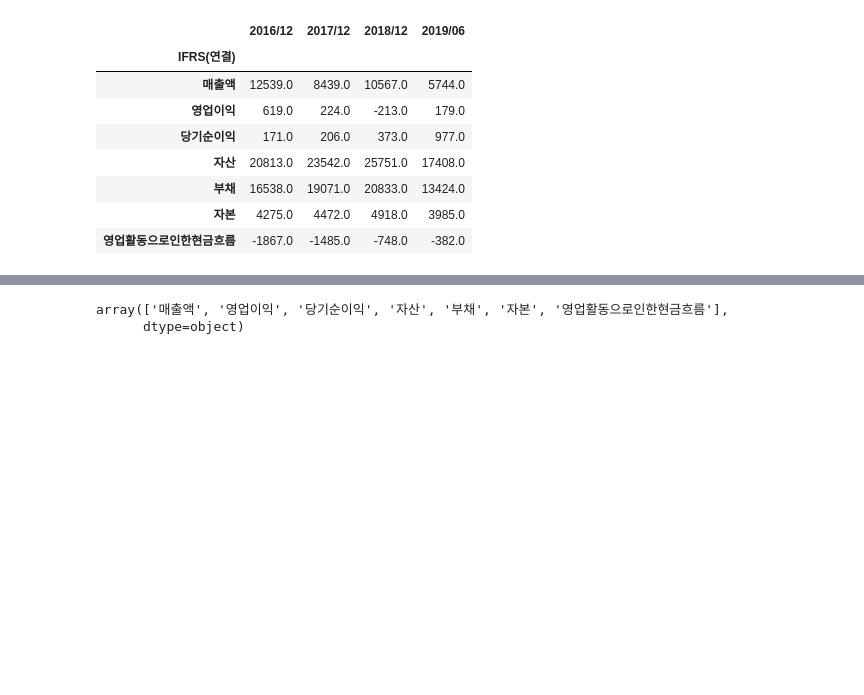
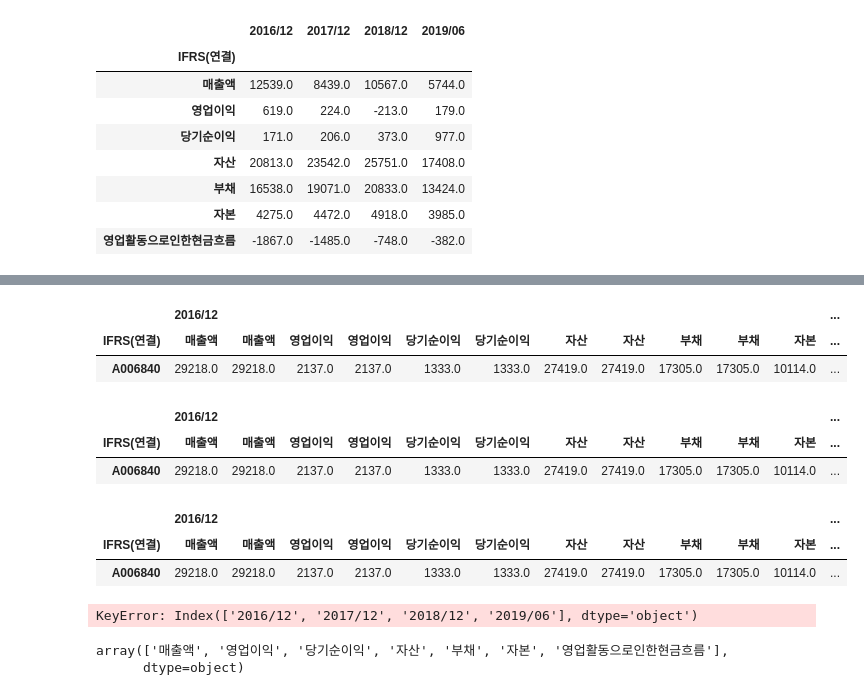
Before and after one commit to neosuperprogrammer/Quant, a Jupyter notebook: neo_quant_test4.ipynb, the cells around one changed output, grey strips where cells are left out. Saved outputs shown, nothing was run; the diff lists cells and outputs as text; code cells hidden in the pictures; blank space fills up the shorter version.

```diff
--- a/neo_quant_test4.ipynb
+++ b/neo_quant_test4.ipynb
@@ -824,0 +897,2 @@ fs_drop
+# %%
+new_fs_merge = pd.concat([fs_df_origin, total_fs2], axis=1)
@@ -824,0 +969,23 @@ fs_drop
+# %%
+new_fs_merge[new_fs_merge.columns[~new_fs_merge.columns.duplicated(keep='last')]]
+# %% [output]
+|  | 2016/12 |  |  |  |  |  |  |  |  |  |  | ... |
+| IFRS(연결) | 매출액 | 매출액 | 영업이익 | 영업이익 | 당기순이익 | 당기순이익 | 자산 | 자산 | 부채 | 부채 | 자본 | ... |
+| A006840 | 29218.0 | 29218.0 | 2137.0 | 2137.0 | 1333.0 | 1333.0 | 27419.0 | 27419.0 | 17305.0 | 17305.0 | 10114.0 | ... |
+# %%
+new_fs_merge[new_fs_merge.columns[~new_fs_merge.columns.duplicated(keep='last')]]
+# %% [output]
+|  | 2016/12 |  |  |  |  |  |  |  |  |  |  | ... |
+| IFRS(연결) | 매출액 | 매출액 | 영업이익 | 영업이익 | 당기순이익 | 당기순이익 | 자산 | 자산 | 부채 | 부채 | 자본 | ... |
+| A006840 | 29218.0 | 29218.0 | 2137.0 | 2137.0 | 1333.0 | 1333.0 | 27419.0 | 27419.0 | 17305.0 | 17305.0 | 10114.0 | ... |
+# %%
+# fs_df_added = new_fs_merge[new_fs_merge.columns[~new_fs_merge.columns.duplicated(keep=False)]]
+new_fs_merge[new_fs_merge.columns[~new_fs_merge.columns.duplicated(keep='last')]]
+# %% [output]
+|  | 2016/12 |  |  |  |  |  |  |  |  |  |  | ... |
+| IFRS(연결) | 매출액 | 매출액 | 영업이익 | 영업이익 | 당기순이익 | 당기순이익 | 자산 | 자산 | 부채 | 부채 | 자본 | ... |
+| A006840 | 29218.0 | 29218.0 | 2137.0 | 2137.0 | 1333.0 | 1333.0 | 27419.0 | 27419.0 | 17305.0 | 17305.0 | 10114.0 | ... |
+# %%
+new_fs_merge.drop_duplicates(subset=list(new_fs_merge.columns.get_level_values(0)))
+# %% [output]
+KeyError: Index(['2016/12', '2017/12', '2018/12', '2019/06'], dtype='object')
```
Also changed, not shown: parts of 27 cells of this notebook, 1 other file.
